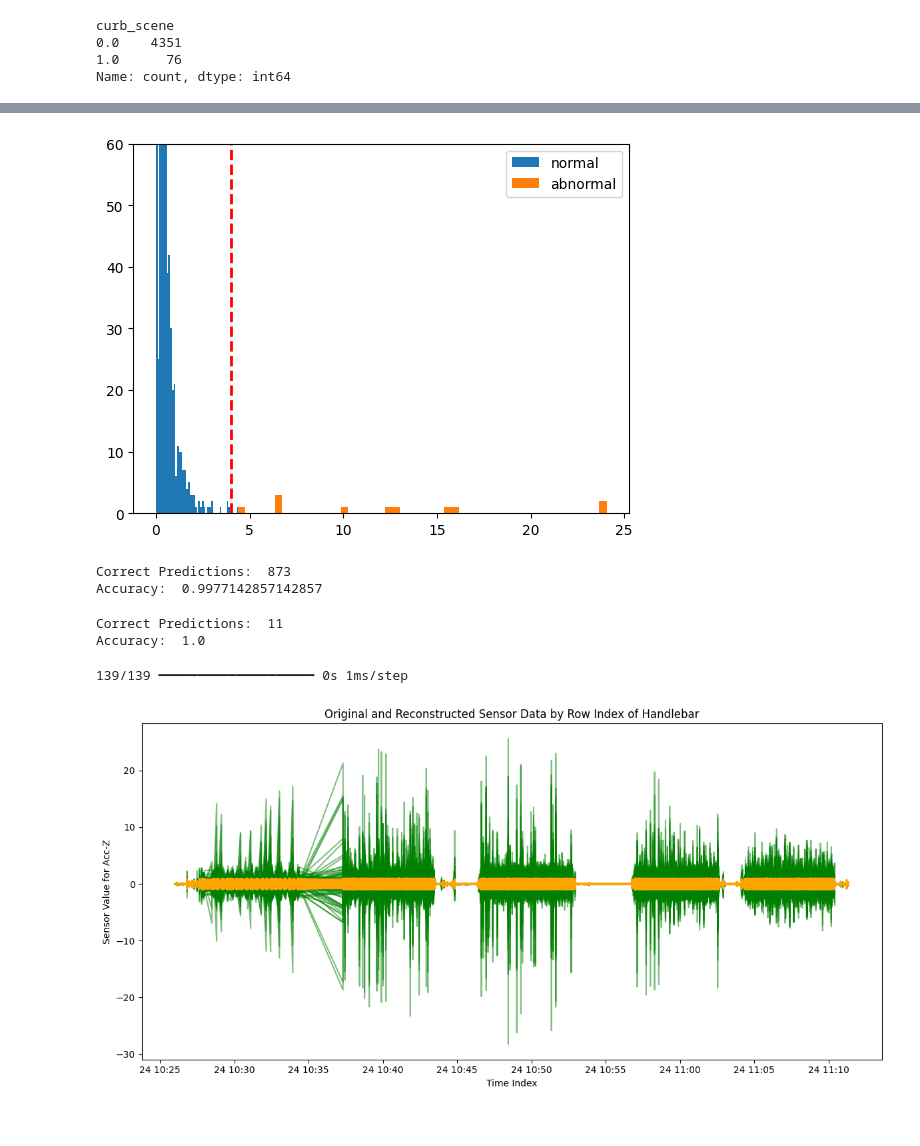
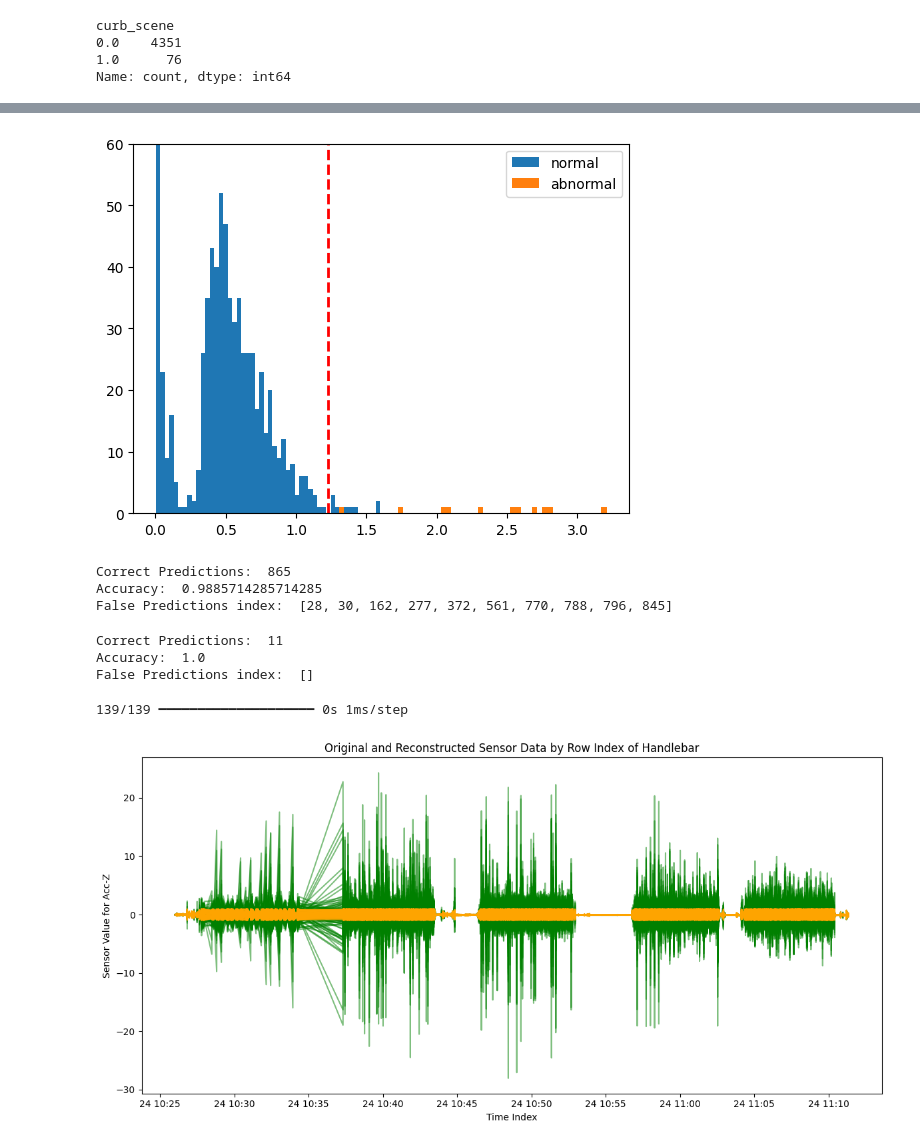
Before and after one commit to Ziyi-star/Bachelor-Project, a Jupyter notebook: notebooks/Handlebar/02-Autoencoder_Handlebar_8.ipynb, the cells around one changed output, grey strips where cells are left out. Cells and saved outputs as stored; diff of their text form; code cells hidden in the pictures.

```diff
--- a/notebooks/Handlebar/02-Autoencoder_Handlebar_8.ipynb
+++ b/notebooks/Handlebar/02-Autoencoder_Handlebar_8.ipynb
@@ -147,8 +137,10 @@ model.compile(optimizer='adam', loss='mse')
 # %%
 # seprate class as well for normal and abnormal data invalidation data
-history = model.fit(normal_train_data_scaled, normal_train_data_scaled,epochs=100, batch_size=128,
-                    validation_data=(val_data_scaled, val_data_scaled),
-                    shuffle=False, callbacks=[early_stopping])
+history = model.fit(normal_train_data_scaled,
+                    normal_train_data_scaled,
+                    epochs=100, batch_size=256,
+                    validation_split=0.3,
+                    shuffle=True, callbacks=[early_stopping])
 
 # # Save the entire model to a file
 # model.save("../../models/autoencoder_handlebar.h5")
@@ -199,5 +191,6 @@ plt.plot(decoder_out_abnormal[2], 'red')
 # %%
+#Plot error for normal test data
 reconstruction_normal = model.predict(normal_test_data_scaled)    #output error between input and output
-train_loss = tf.keras.losses.mse(reconstruction_normal, normal_test_data_scaled)
-plt.hist(train_loss, bins=50)
+train_loss_normal = tf.keras.losses.mae(reconstruction_normal, normal_test_data_scaled)
+plt.hist(train_loss_normal, bins=50)
 # %% [output]
@@ -224,0 +216,4 @@ plt.hist(train_loss, bins=50)
+# %%
+# threshold auswählen nach business logic
+threshold = np.mean(train_loss_normal) + 2.5*np.std(train_loss_normal)
+threshold
@@ -225,5 +222,6 @@ plt.hist(train_loss, bins=50)
 # %%
+#Plot error for abnormal test data
 reconstruction_abnormal = model.predict(abnormal_test_data_scaled)
-train_loss_abnormal = tf.keras.losses.mse(reconstruction_abnormal, abnormal_test_data_scaled)
+train_loss_abnormal = tf.keras.losses.mae(reconstruction_abnormal, abnormal_test_data_scaled)
 plt.hist(train_loss_abnormal, bins=50)
 # %% [output]
@@ -247,26 +245,32 @@ plt.hist(train_loss_abnormal, bins=50)
 # %%
-threshold = 4.0
-plt.hist(train_loss, bins=50, label='normal')
+plt.hist(train_loss_normal, bins=50, label='normal')
 plt.hist(train_loss_abnormal, bins=50, label='abnormal')
 plt.ylim(0, 60)
 plt.legend()
 plt.axvline(threshold, color='r', linestyle='dashed', linewidth=2,label = '{:0.3f}'.format(threshold))
 plt.show()
 # %% [output]
-[figure, old version]
+[figure, new version]
+# %%
+preds_normal=tf.math.less(train_loss_normal, threshold)
+#booloean 1 is True, 0 is False
+correct = tf.math.count_nonzero(preds_normal)
+false_predictions_normal = [i for i, x in enumerate(preds_normal) if not x]
+print("Correct Predictions: ", correct.numpy())
+print("Accuracy: ", correct.numpy()/len(preds_normal))
+print("False Predictions index: ", false_predictions_normal)
+# %% [output]
+Correct Predictions:  865
+Accuracy:  0.9885714285714285
+False Predictions index:  [28, 30, 162, 277, 372, 561, 770, 788, 796, 845]
 # %%
-preds=tf.math.less(train_loss, threshold)
-correct = tf.math.count_nonzero(preds)
+preds_abnormal=tf.math.greater(train_loss_abnormal, threshold)
+correct = tf.math.count_nonzero(preds_abnormal)
+false_predictions_abnormal = [i for i, x in enumerate(preds_abnormal) if not x]
 print("Correct Predictions: ", correct.numpy())
-print("Accuracy: ", correct.numpy()/len(preds))
+print("Accuracy: ", correct.numpy()/len(preds_abnormal))
+print("False Predictions index: ", false_predictions_abnormal)
 # %% [output]
-Correct Predictions:  873
-Accuracy:  0.9977142857142857
+Correct Predictions:  11
+Accuracy:  1.0
+False Predictions index:  []
-# %%
-preds_abnormal=tf.math.greater(train_loss_abnormal, threshold)
-correct = tf.math.count_nonzero(preds_abnormal)
-print("Correct Predictions: ", correct.numpy())
-print("Accuracy: ", correct.numpy()/len(preds_abnormal))
-# %% [output]
-Correct Predictions:  11
-Accuracy:  1.0
@@ -289,4 +277,20 @@ combined_df.set_index('start_time', inplace=True)
 # %%
+# reconstruct whole data using autoencoder for plotting
+# 1. Combine the three DataFrames into one
+combined_df = pd.concat([
+    train_data_scaled_df,
+    test_data_scaled_df,
+], ignore_index=True)
+
+# 2. Convert 'start_time' to datetime if it's not already
+combined_df['start_time'] = pd.to_datetime(combined_df['start_time'])
+
+# 3. Sort by the 'start_time' column
+combined_df.sort_values('start_time', inplace=True)
+
+# 4. Set 'start_time' as the index
+combined_df.set_index('start_time', inplace=True)
+
 # reconstruct data using autoencoder
 
 import matplotlib.pyplot as plt
@@ -325,4 +329,4 @@ plt.tight_layout()
 plt.show()
 # %% [output]
 139/139 ━━━━━━━━━━━━━━━━━━━━ 0s 1ms/step
-[figure, old version]
+[figure, new version]
```
Also changed, not shown: parts of 17 cells of this notebook.
